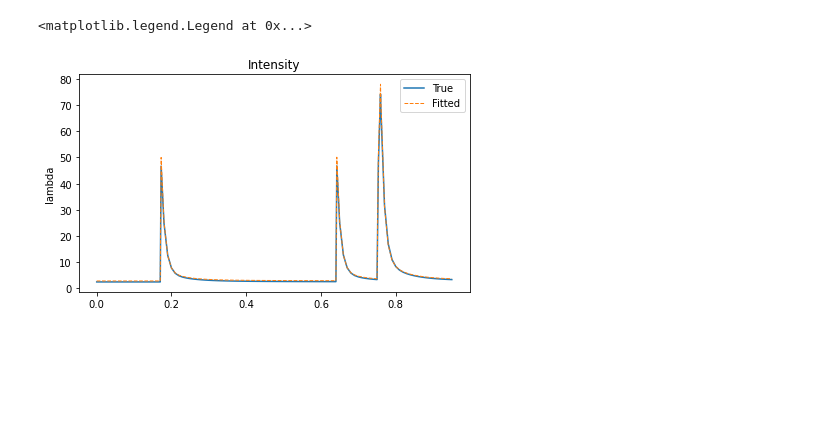
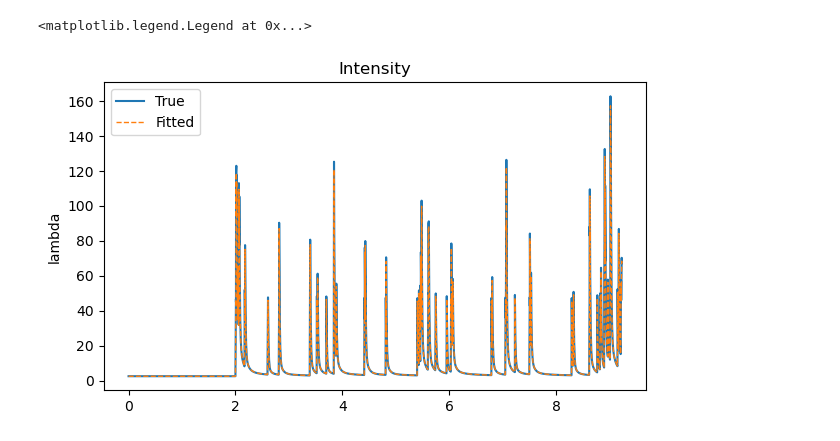
Before and after one commit to Simbold/HawkesPyLib, a Jupyter notebook: Examples/SimpleExample.ipynb, the cells around one changed output. Cells and saved outputs as stored; diff of their text form; code cells hidden in the pictures; blank space fills up the shorter version.

```diff
--- a/Examples/SimpleExample.ipynb
+++ b/Examples/SimpleExample.ipynb
@@ -38,21 +38,21 @@ Estimated tau0: 0.01, vs. simulated tau0: 0.01
 # %%
 # compute the estimated and the true intensity
 step_size = 0.01
 intensity_true = PowlawSimulator.intensity(step_size)
 intensity_fitted = PowlawEstimator.intensity(step_size)
 
 # plot intensity
 fig, ax = plt.subplots(1, figsize=(7, 4))
-end = 100
+end = 1000
 start = 0
 ax.plot(intensity_true[start:end, 0], intensity_true[start:end, 1], label="True")
 ax.plot(intensity_fitted[start:end:, 0], intensity_fitted[start:end, 1], label="Fitted", linewidth=1, linestyle="dashed")
 ax.set_title("Intensity")
 ax.set_ylabel("lambda")
 ax.legend()
 # %% [output]
 <matplotlib.legend.Legend at 0x...>
-[figure, old version]
+[figure, new version]
 # %%
 # compute the memory kernel values
 times = np.linspace(0, 0.5, 10**2)
```
Also changed, not shown: parts of 7 cells of this notebook, 8 other files.
